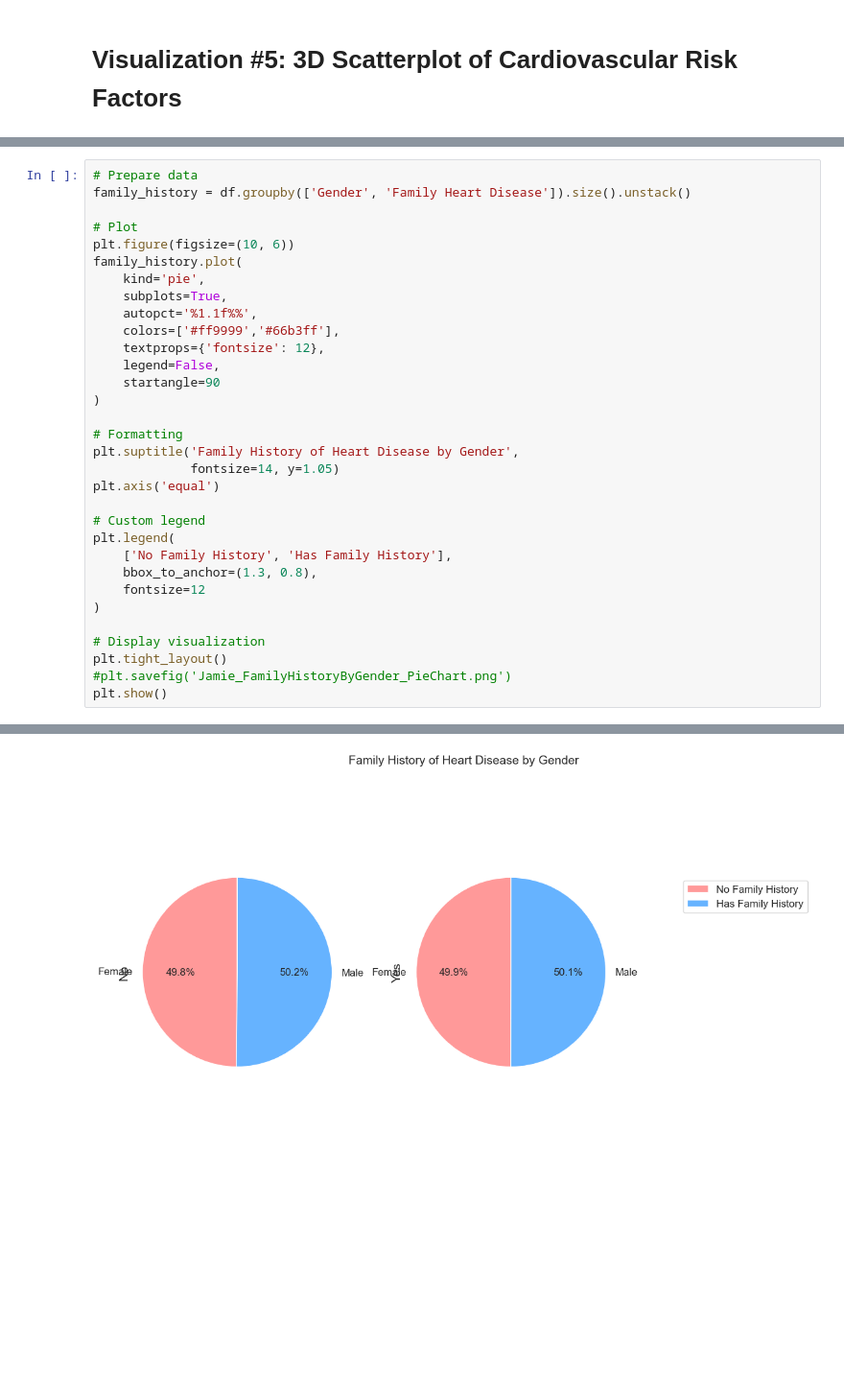
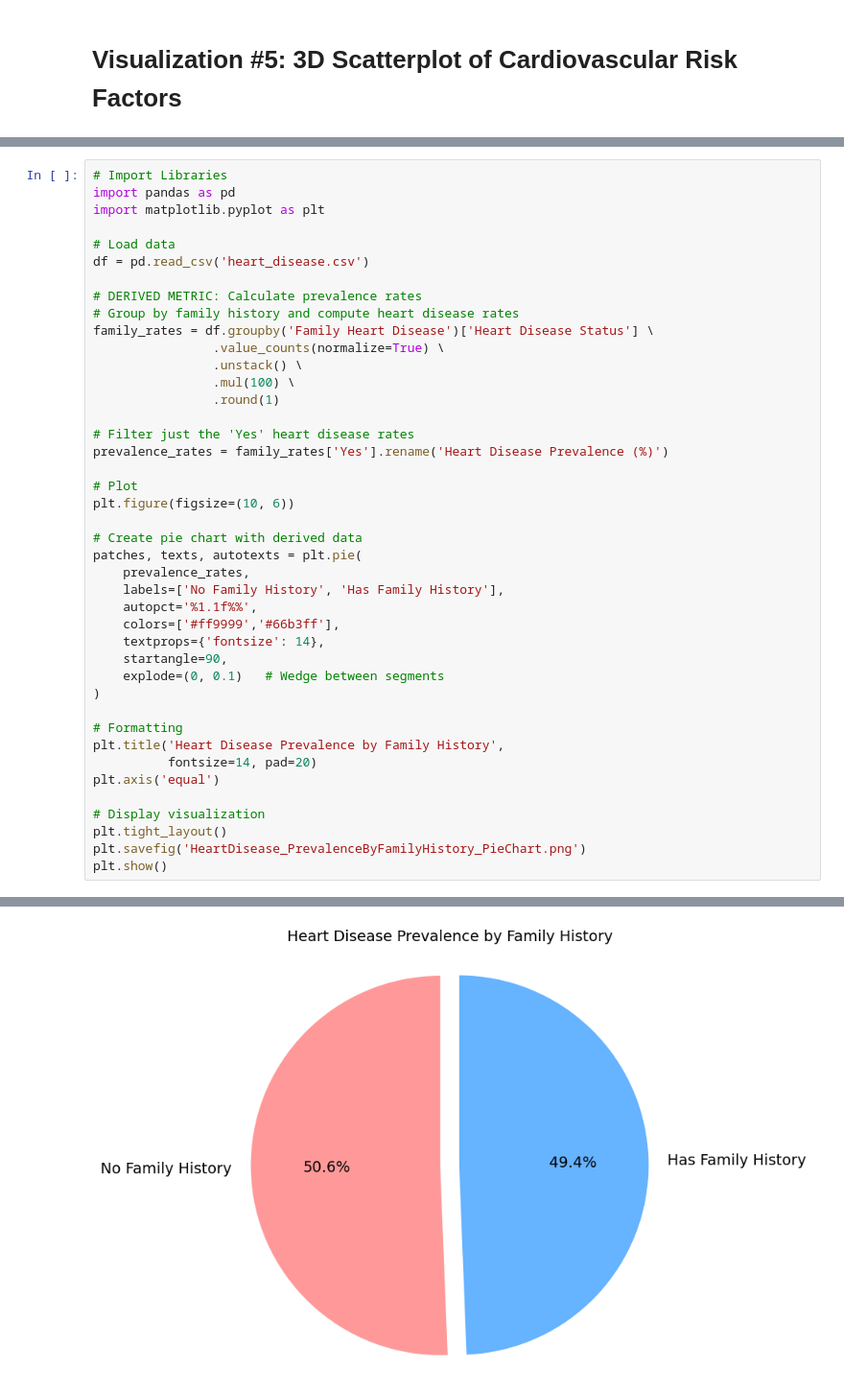
Before and after one commit to IsaacFerry/CS445-Final-Project, a Jupyter notebook: Stage3.ipynb, the cells around one changed output, grey strips where cells are left out. Shown at 96% size. Cells and saved outputs as stored; diff of their text form; blank space fills up the shorter version.

```diff
--- a/Stage3.ipynb
+++ b/Stage3.ipynb
@@ -129,33 +148,43 @@ plt.show()
 # %%
-# Prepare data
-family_history = df.groupby(['Gender', 'Family Heart Disease']).size().unstack()
+# Import Libraries
+import pandas as pd
+import matplotlib.pyplot as plt
+
+# Load data
+df = pd.read_csv('heart_disease.csv')
+
+# DERIVED METRIC: Calculate prevalence rates
+# Group by family history and compute heart disease rates
+family_rates = df.groupby('Family Heart Disease')['Heart Disease Status'] \
+                .value_counts(normalize=True) \
+                .unstack() \
+                .mul(100) \
+                .round(1)
+
+# Filter just the 'Yes' heart disease rates
+prevalence_rates = family_rates['Yes'].rename('Heart Disease Prevalence (%)')
 
 # Plot
 plt.figure(figsize=(10, 6))
-family_history.plot(
-    kind='pie',
-    subplots=True,
+
+# Create pie chart with derived data
+patches, texts, autotexts = plt.pie(
+    prevalence_rates,
+    labels=['No Family History', 'Has Family History'],
     autopct='%1.1f%%',
     colors=['#ff9999','#66b3ff'],
-    textprops={'fontsize': 12},
-    legend=False,
-    startangle=90
+    textprops={'fontsize': 14},
+    startangle=90,
+    explode=(0, 0.1)   # Wedge between segments
 )
 
 # Formatting
-plt.suptitle('Family History of Heart Disease by Gender',
-             fontsize=14, y=1.05)
+plt.title('Heart Disease Prevalence by Family History',
+          fontsize=14, pad=20)
 plt.axis('equal')
-
-# Custom legend
-plt.legend(
-    ['No Family History', 'Has Family History'],
-    bbox_to_anchor=(1.3, 0.8),
-    fontsize=12
-)
 
 # Display visualization
 plt.tight_layout()
-#plt.savefig('Jamie_FamilyHistoryByGender_PieChart.png')
+plt.savefig('HeartDisease_PrevalenceByFamilyHistory_PieChart.png')
 plt.show()
 # %% [output]
@@ -163,3 +191,3 @@ plt.show()
-[figure, old version]
+[figure, new version]
 # %% [markdown]
 ## Detailed Explanation
```
Also changed, not shown: parts of 5 cells of this notebook, 4 other files.
